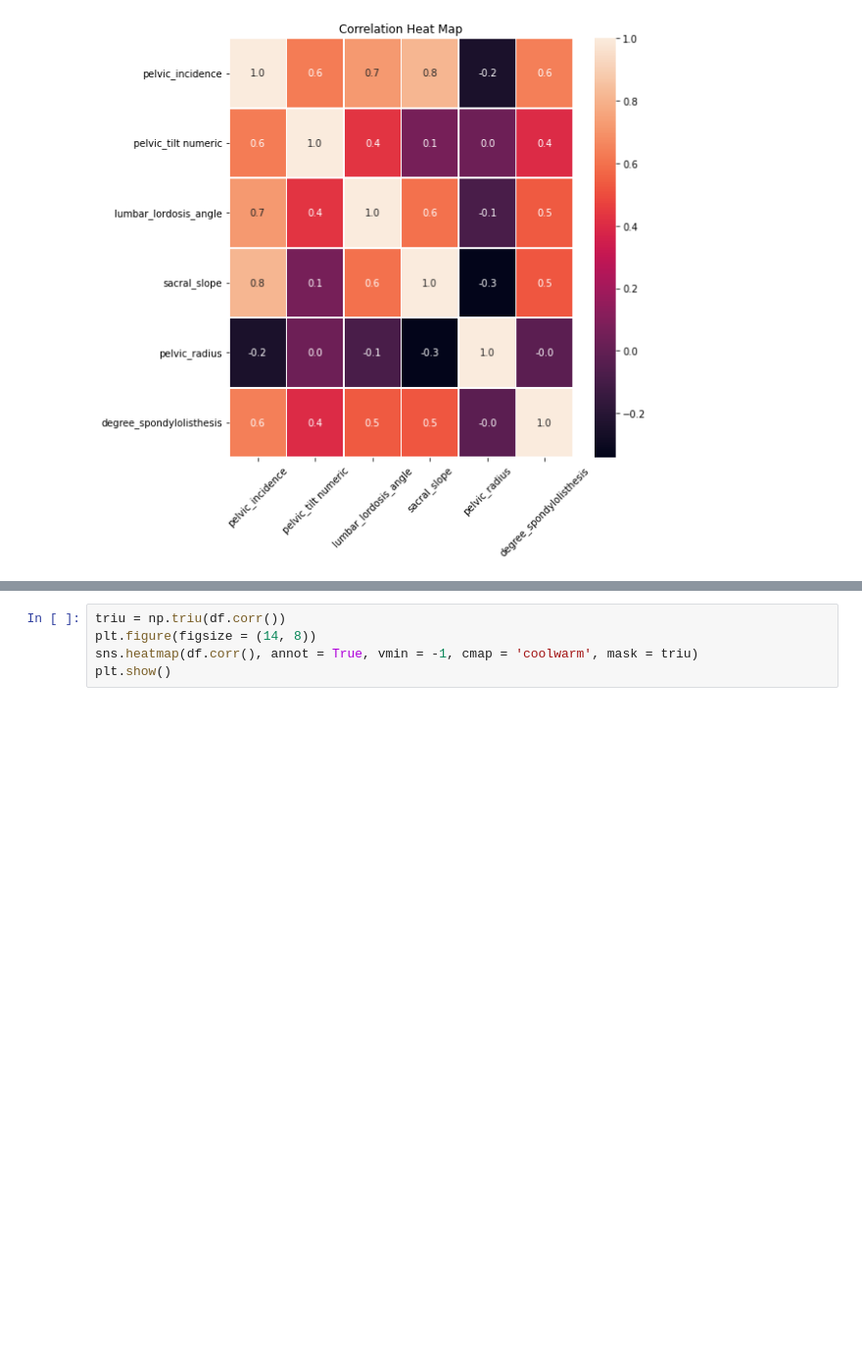
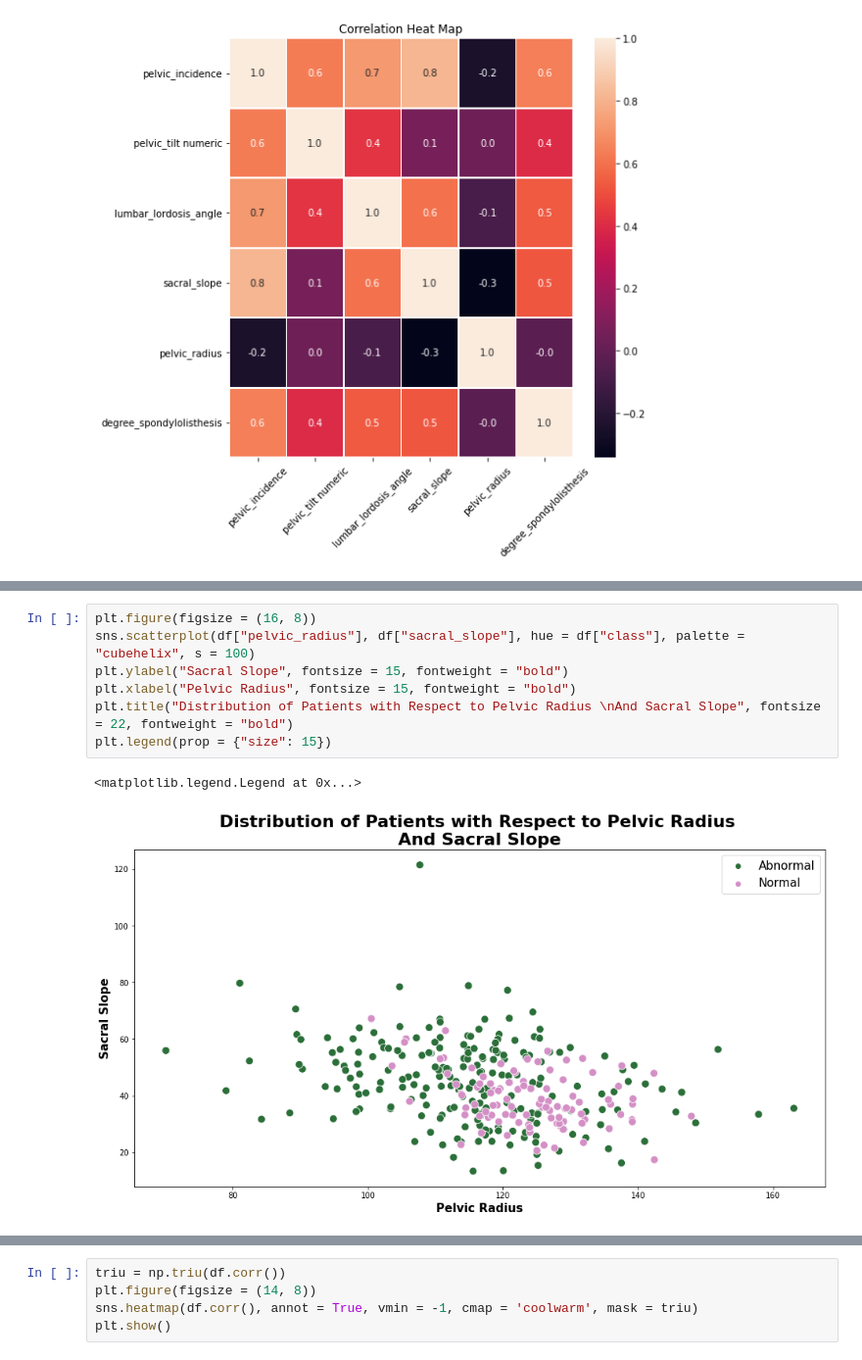
Before and after one commit to manishmawatwal/orthopedic_patients, a Jupyter notebook: Orthopedic_Patients.ipynb, the cells around one changed output, grey strips where cells are left out. Shown at 98% size. Saved outputs shown, nothing was run; the diff lists cells and outputs as text; blank space fills up the shorter version.

```diff
--- a/Orthopedic_Patients.ipynb
+++ b/Orthopedic_Patients.ipynb
@@ -96,0 +148,10 @@ plt.show()
+# %%
+plt.figure(figsize = (16, 8))
+sns.scatterplot(df["pelvic_radius"], df["sacral_slope"], hue = df["class"], palette = "cubehelix", s = 100)
+plt.ylabel("Sacral Slope", fontsize = 15, fontweight = "bold")
+plt.xlabel("Pelvic Radius", fontsize = 15, fontweight = "bold")
+plt.title("Distribution of Patients with Respect to Pelvic Radius \nAnd Sacral Slope", fontsize = 22, fontweight = "bold")
+plt.legend(prop = {"size": 15})
+# %% [output]
+<matplotlib.legend.Legend at 0x...>
+[figure, added]
```
Also changed, not shown: parts of 61 cells of this notebook.
